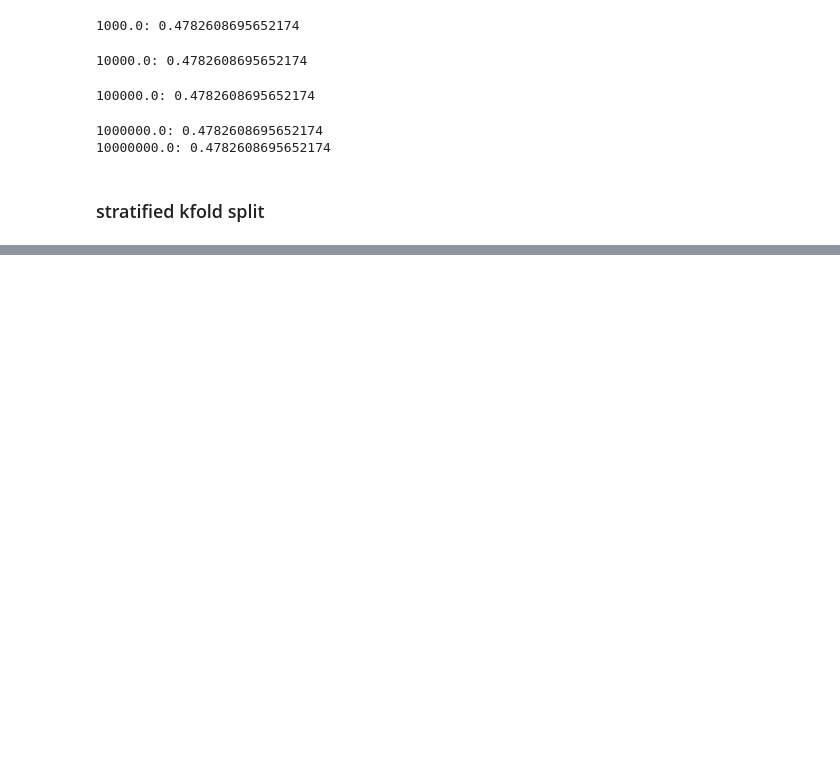
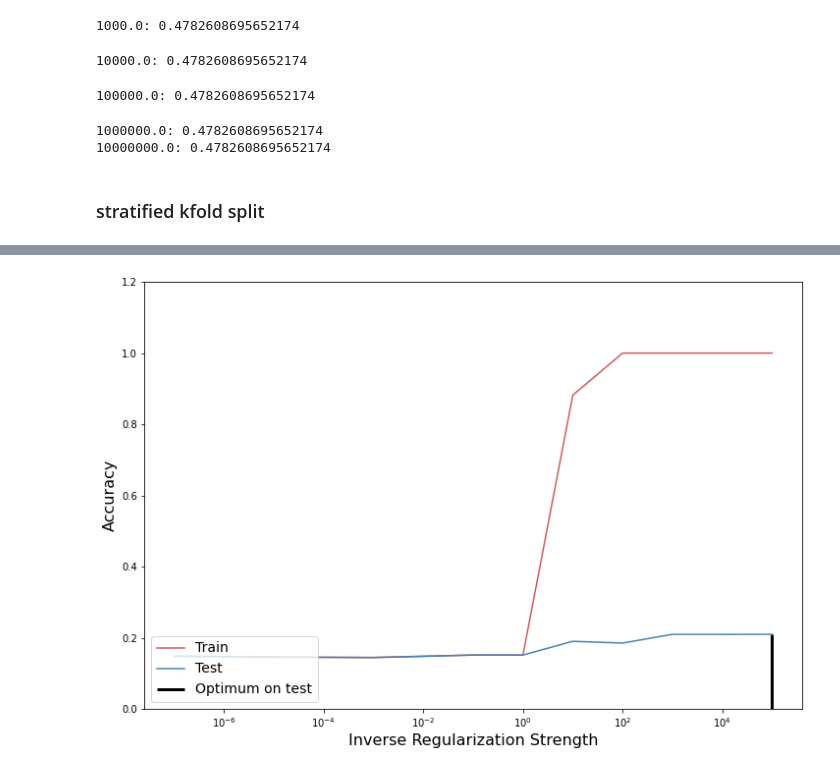
Before and after one commit to kerryqliu/stats170, a Jupyter notebook: tf_idf_with_logistic_regression.ipynb, the cells around one changed output, grey strips where cells are left out. Drawn from its saved outputs; the diff is of its cells as text; code cells hidden in the pictures; blank space fills up the shorter version.

```diff
--- a/tf_idf_with_logistic_regression.ipynb
+++ b/tf_idf_with_logistic_regression.ipynb
@@ -235,0 +329,15 @@ defaultdict(list,
+# %%
+import matplotlib.pyplot as plt
+
+fig, ax = plt.subplots(figsize=(12,8))
+plt.semilogx(Cs, f1_macro_train_mean, label='Train', color='indianred')
+plt.semilogx(Cs, f1_macro_test_mean, label='Test', color='steelblue')
+plt.ylim([0, 1.2])
+plt.vlines(Cs[f1_macro_test_optimum[0]], plt.ylim()[0], f1_macro_test_optimum[1], color='k',
+           linewidth=3, label='Optimum on test')
+plt.xlabel('Inverse Regularization Strength', fontsize=16)
+plt.ylabel('Accuracy', fontsize=16)
+plt.legend(loc='lower left', prop={'size': 14})
+plt.show()
+# %% [output]
+[figure, added]
```
Also changed, not shown: parts of 8 cells of this notebook.
